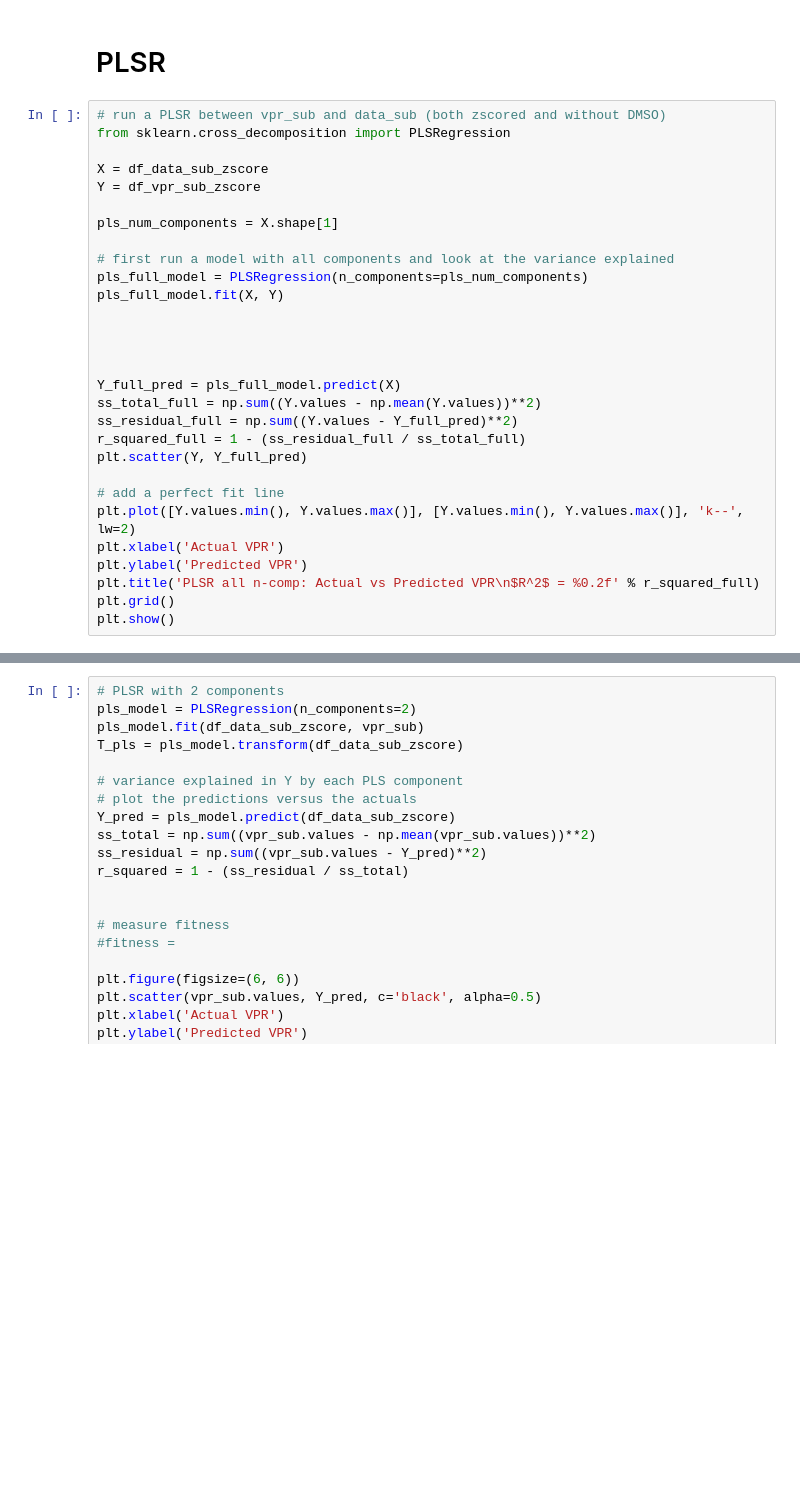
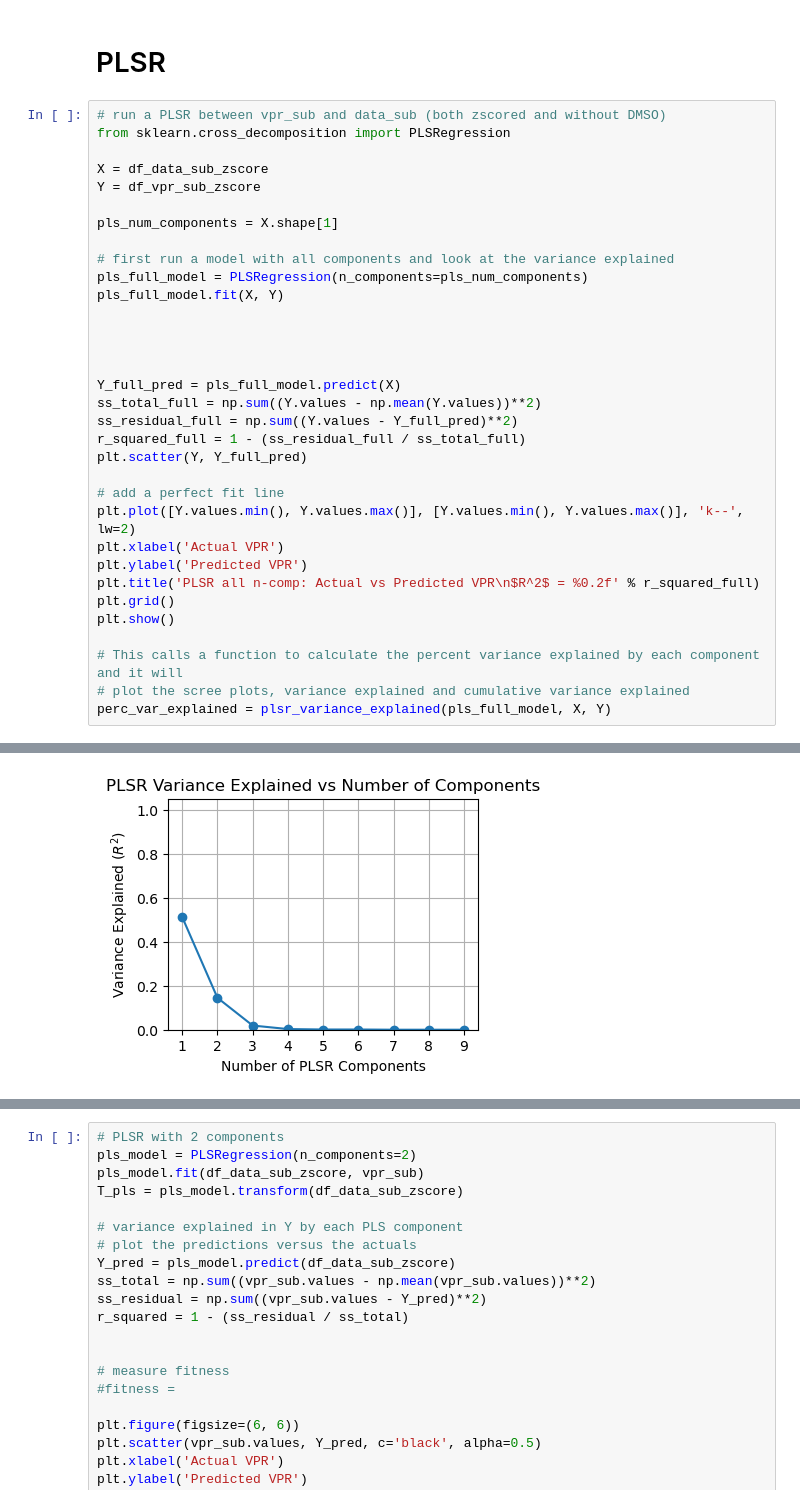
Before and after one commit to knaegle/MDS_JensenJanes, a Jupyter notebook: Jensen_Janes.ipynb, the cells around one changed output, grey strips where cells are left out. Drawn from its saved outputs; the diff is of its cells as text; blank space fills up the shorter version.

Commit message:
fixed the variance explained function:

```diff
--- a/Jensen_Janes.ipynb
+++ b/Jensen_Janes.ipynb
@@ -215,30 +215,35 @@ plt.show()
 # run a PLSR between vpr_sub and data_sub (both zscored and without DMSO)
 from sklearn.cross_decomposition import PLSRegression
 
 X = df_data_sub_zscore
 Y = df_vpr_sub_zscore
 
 pls_num_components = X.shape[1]
 
 # first run a model with all components and look at the variance explained
 pls_full_model = PLSRegression(n_components=pls_num_components)
 pls_full_model.fit(X, Y)
 
 
 
 
 Y_full_pred = pls_full_model.predict(X)
 ss_total_full = np.sum((Y.values - np.mean(Y.values))**2)
 ss_residual_full = np.sum((Y.values - Y_full_pred)**2)
 r_squared_full = 1 - (ss_residual_full / ss_total_full)
 plt.scatter(Y, Y_full_pred)
 
 # add a perfect fit line
 plt.plot([Y.values.min(), Y.values.max()], [Y.values.min(), Y.values.max()], 'k--', lw=2)
 plt.xlabel('Actual VPR')
 plt.ylabel('Predicted VPR')
 plt.title('PLSR all n-comp: Actual vs Predicted VPR\n$R^2$ = %0.2f' % r_squared_full)
 plt.grid()
 plt.show()
+
+# This calls a function to calculate the percent variance explained by each component and it will
+# plot the scree plots, variance explained and cumulative variance explained
+perc_var_explained = plsr_variance_explained(pls_full_model, X, Y)
 # %% [output]
 [figure]
+[figure, added]
```
Also changed, not shown: parts of 3 cells of this notebook.
